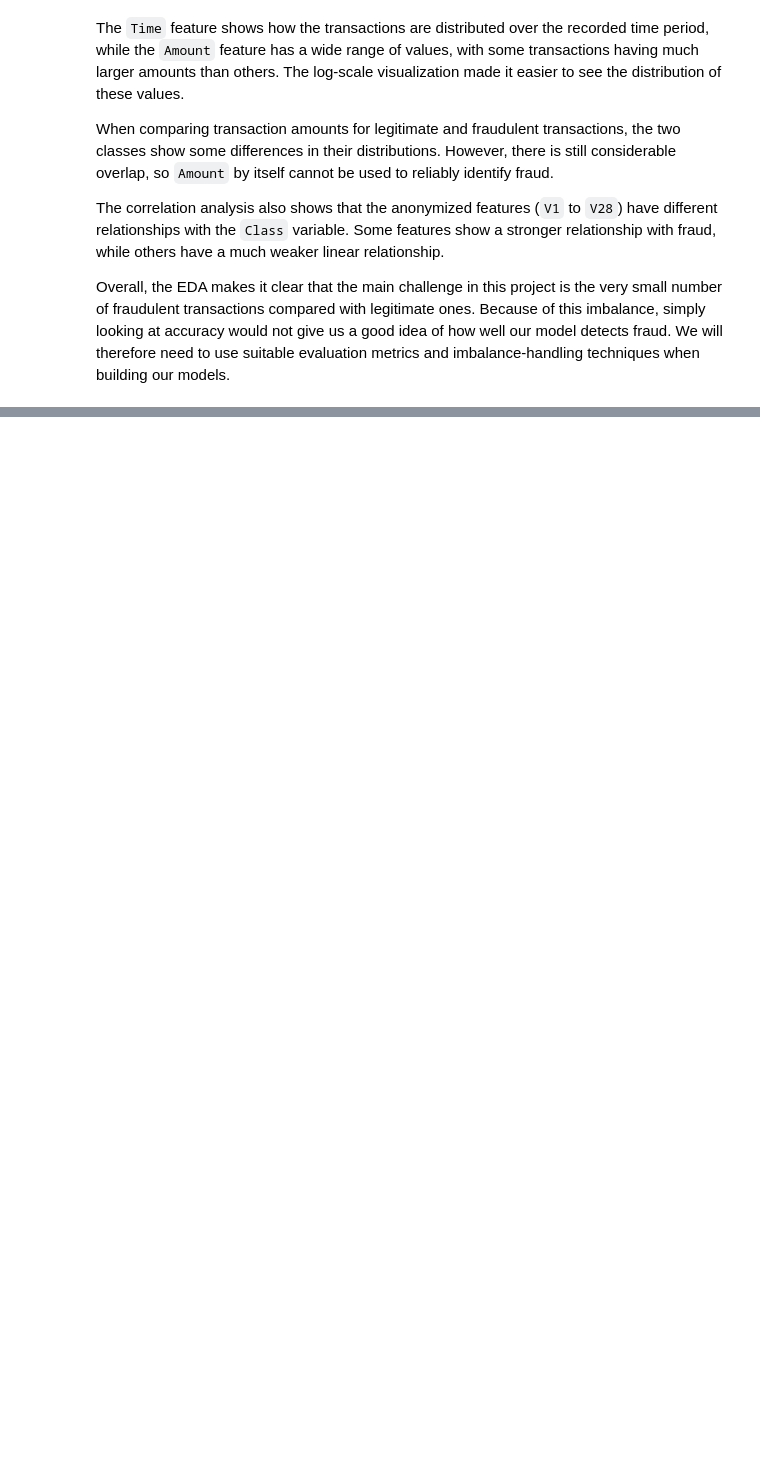
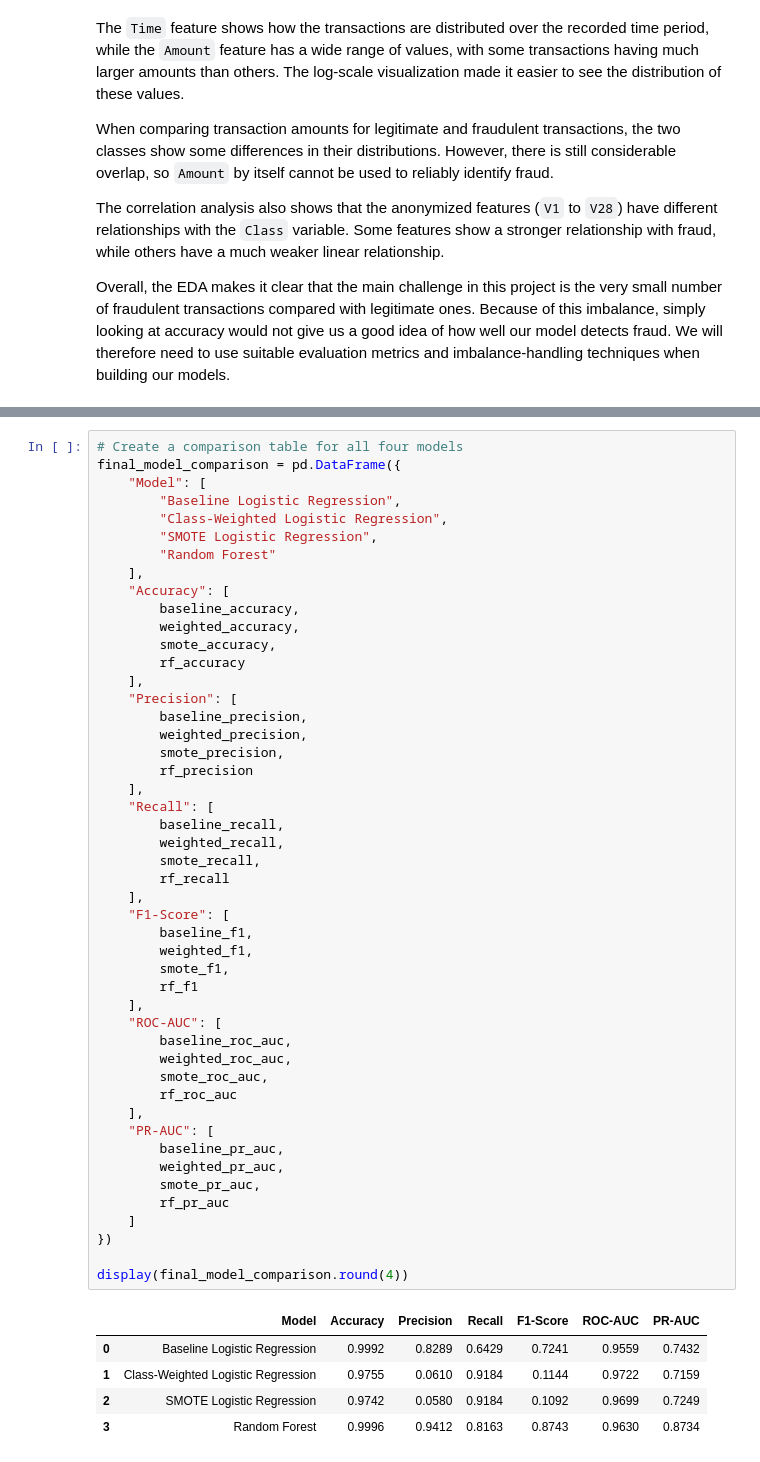
Before and after one commit to humairathameem/FraudGuard-Credit-Card-Fraud-Detection, a Jupyter notebook: Notebooks/Credit_card_fraud_detection.ipynb, the cells around one changed output, grey strips where cells are left out. Drawn from its saved outputs; the diff is of its cells as text; blank space fills up the shorter version.

```diff
--- a/Notebooks/Credit_card_fraud_detection.ipynb
+++ b/Notebooks/Credit_card_fraud_detection.ipynb
@@ -419,0 +1430,54 @@ Overall, the EDA makes it clear that the main challenge in this project is the v
+# %%
+# Create a comparison table for all four models
+final_model_comparison = pd.DataFrame({
+    "Model": [
+        "Baseline Logistic Regression",
+        "Class-Weighted Logistic Regression",
+        "SMOTE Logistic Regression",
+        "Random Forest"
+    ],
+    "Accuracy": [
+        baseline_accuracy,
+        weighted_accuracy,
+        smote_accuracy,
+        rf_accuracy
+    ],
+    "Precision": [
+        baseline_precision,
+        weighted_precision,
+        smote_precision,
+        rf_precision
+    ],
+    "Recall": [
+        baseline_recall,
+        weighted_recall,
+        smote_recall,
+        rf_recall
+    ],
+    "F1-Score": [
+        baseline_f1,
+        weighted_f1,
+        smote_f1,
+        rf_f1
+    ],
+    "ROC-AUC": [
+        baseline_roc_auc,
+        weighted_roc_auc,
+        smote_roc_auc,
+        rf_roc_auc
+    ],
+    "PR-AUC": [
+        baseline_pr_auc,
+        weighted_pr_auc,
+        smote_pr_auc,
+        rf_pr_auc
+    ]
+})
+
+display(final_model_comparison.round(4))
+# %% [output]
+|  | Model | Accuracy | Precision | Recall | F1-Score | ROC-AUC | PR-AUC |
+| 0 | Baseline Logistic Regression | 0.9992 | 0.8289 | 0.6429 | 0.7241 | 0.9559 | 0.7432 |
+| 1 | Class-Weighted Logistic Regression | 0.9755 | 0.0610 | 0.9184 | 0.1144 | 0.9722 | 0.7159 |
+| 2 | SMOTE Logistic Regression | 0.9742 | 0.0580 | 0.9184 | 0.1092 | 0.9699 | 0.7249 |
+| 3 | Random Forest | 0.9996 | 0.9412 | 0.8163 | 0.8743 | 0.9630 | 0.8734 |
```
Also changed, not shown: parts of 64 cells of this notebook, 1 other file.
